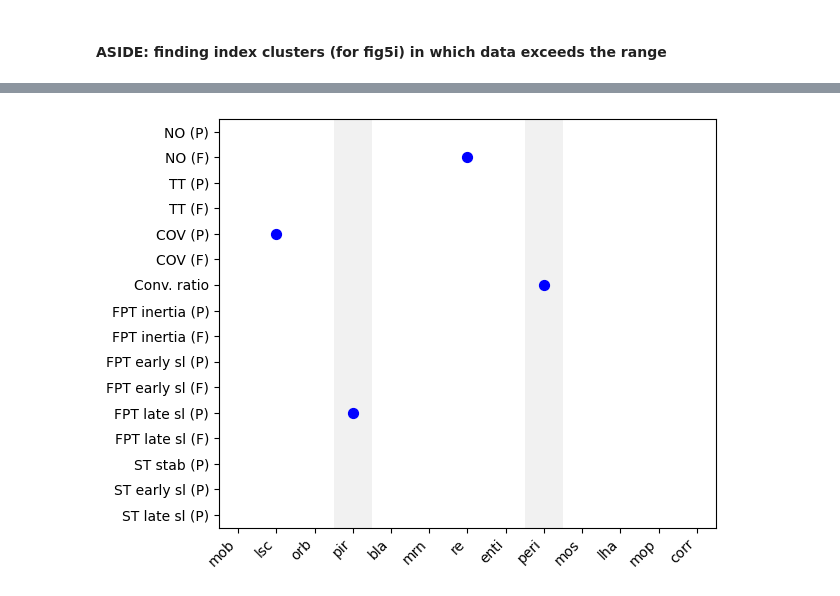
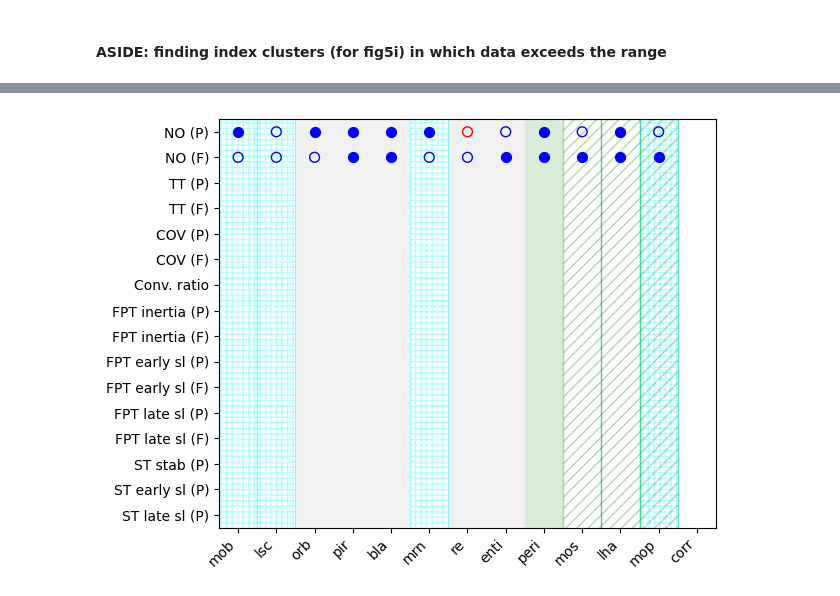
Before and after one commit to csndl-iitd/srg-tes-epilepsy-models, a Jupyter notebook: analysis/notebooks/Analyse fig_March_26.ipynb, the cells around one changed output, grey strips where cells are left out. Drawn from its saved outputs; the diff is of its cells as text; code cells hidden in the pictures.

```diff
--- a/analysis/notebooks/Analyse fig_March_26.ipynb
+++ b/analysis/notebooks/Analyse fig_March_26.ipynb
@@ -1744,9 +1743,25 @@ network_asc = [
     "lha",
     "mop",
 ]
+
+# control node
 control_node = [251, 38, 71, 284, 1, 214, 149, 362]
 control_name = ["mob", "lsc", "mop", "mrn"]
+cn=[1,2,6,12]
+dict_cn=dict(zip(control_name,cn))
+
+#rich club node
 rich_club_node = [214, 1, 215, 2, 249, 36, 137, 350]
 rich_club_node_name = ["mop", "mos", "peri", "lha"]
+# removing peri as it is rich club
+rc=[12,10,11]
+dict_rc=dict(zip(rich_club_node_name,rc))
+
+# important nodes
 imp_nodes = [36, 249, 53, 266, 23, 236, 113, 326, 64, 277, 43, 256]
 imp_name = ["peri", "enti", "orb", "re", "bla", "pir"]
+fi=[9,8,3,7,5,4]
+dict_fi=dict(zip(imp_name,fi))
+
+#important + rich club
+dict_irc={'peri':9}
@@ -1752,0 +1770,3 @@ imp_name = ["peri", "enti", "orb", "re", "bla", "pir"]
+# %%
+df_s7=df_data.copy()
+df_s7
@@ -1753,39 +1913,68 @@ imp_name = ["peri", "enti", "orb", "re", "bla", "pir"]
 # %%
 fig, ax = plt.subplots()
 
 # Set up ticks and labels
 ax.set_xticks(list(range(1,14)))
 ax.set_xticklabels(["mob","lsc","orb","pir","bla","mrn","re","enti",
-                    "peri","mos","lha","mop","corr"], rotation=45, ha='right')
+                    "peri","mos","lha","mop","corr"],
+                     rotation=45, ha='right')
 
 ax.set_yticks(list(range(1,17)))
 ax.set_yticklabels(['ST late sl (P)','ST early sl (P)','ST stab (P)',
                     'FPT late sl (F)','FPT late sl (P)',
                     'FPT early sl (F)','FPT early sl (P)',
                     'FPT inertia (F)','FPT inertia (P)',
                     'Conv. ratio','COV (F)','COV (P)','TT (F)',
                     'TT (P)','NO (F)','NO (P)'])
 
-# Example: shade columns 4 and 9 (pir and peri)
-for col in [4, 9]:
-    ax.axvspan(col-0.5, col+0.5, facecolor='lightgrey', alpha=0.3)
+# shade green for rich club + functional important nodes
+for col in dict_irc.keys():
+    ax.axvspan(dict_irc[col]-0.5, dict_irc[col]+0.5, facecolor='lightgreen', alpha=0.3)
 
-# Example matrix values: list of (row, col, marker)
-matrix_points = [
-    (5, 4, 'o'),   # filled dot at row 5, col 4
-    (10, 9, 'o'),  # filled dot at row 10, col 9
-    (12, 2, 'o'),  # filled dot at row 12, col 2
-    (15, 7, 'o'),  # filled dot at row 15, col 7
-]
+# shade light grey for important nodes
+for col in dict_fi.keys():
+    ax.axvspan(dict_fi[col]-0.5, dict_fi[col]+0.5, facecolor='lightgrey', alpha=0.3)
 
-# Plot dots (filled or hollow)
-for r, c, marker in matrix_points:
-    ax.scatter(c, r, s=50, facecolors='none' if marker=='hollow' else 'blue',
-               edgecolors='blue')
+# shade hatched green for rich club nodes
+ymin, ymax = ax.get_ylim()  # full vertical span
+for col in dict_rc.keys():
+    rect = patches.Rectangle(
+        (dict_rc[col]-0.5, ymin),        # bottom-left corner
+        1.0,                             # width (one column)
+        ymax - ymin+0.5,                     # height (full y-range)
+        facecolor='none',                # no solid fill
+        edgecolor='green',               # hatch color
+        hatch='///',                     # hatch style
+        alpha=0.3
+    )
+    ax.add_patch(rect)
+
+# shade hatched cyan for control nodes
+ymin, ymax = ax.get_ylim()  # full vertical span
+for col in dict_cn.keys():
+    rect = patches.Rectangle(
+        (dict_cn[col]-0.5, ymin),        # bottom-left corner
+        1.0,                             # width (one column)
+        ymax - ymin+0.5,                 # height (full y-range)
+        facecolor='none',                # no solid fill
+        edgecolor='cyan',                # hatch color
+        hatch='+++',                     # hatch style
+        alpha=0.3
+    )
+    ax.add_patch(rect)
+
+# NO part
+draw_dots(no_p,16,ax=ax)
+
+# NO full
+draw_dots(no_f,15,ax=ax)
+
+
+
 
 ax.set_xlim(0.5, 13.5)
 ax.set_ylim(0.5, 16.5)
 plt.tight_layout()
 plt.show()
 # %% [output]
-[figure, old version]
+[figure, new version]
```
Also changed, not shown: parts of 16 cells of this notebook.
